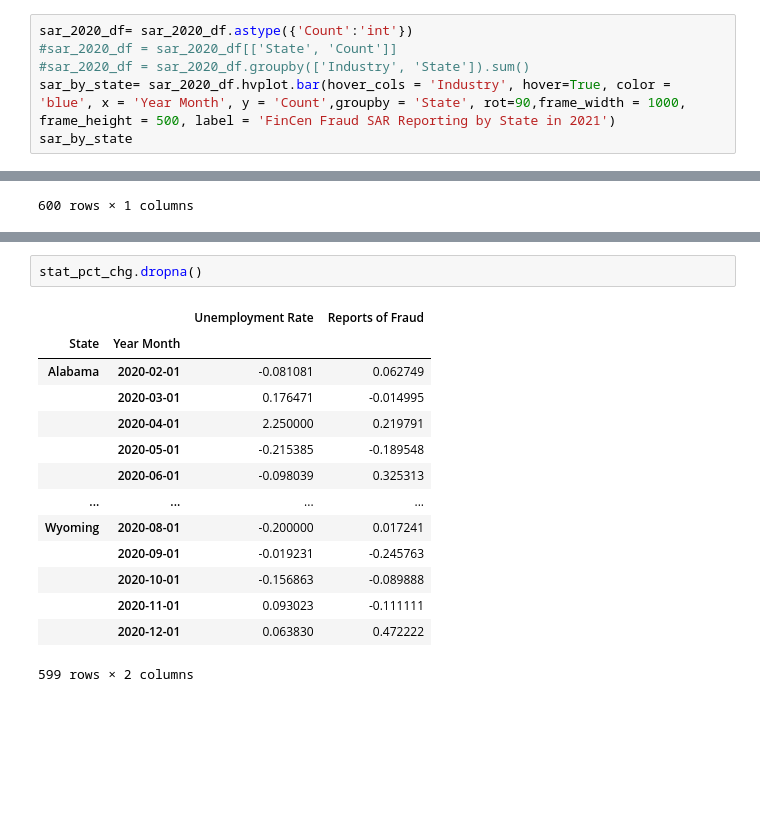
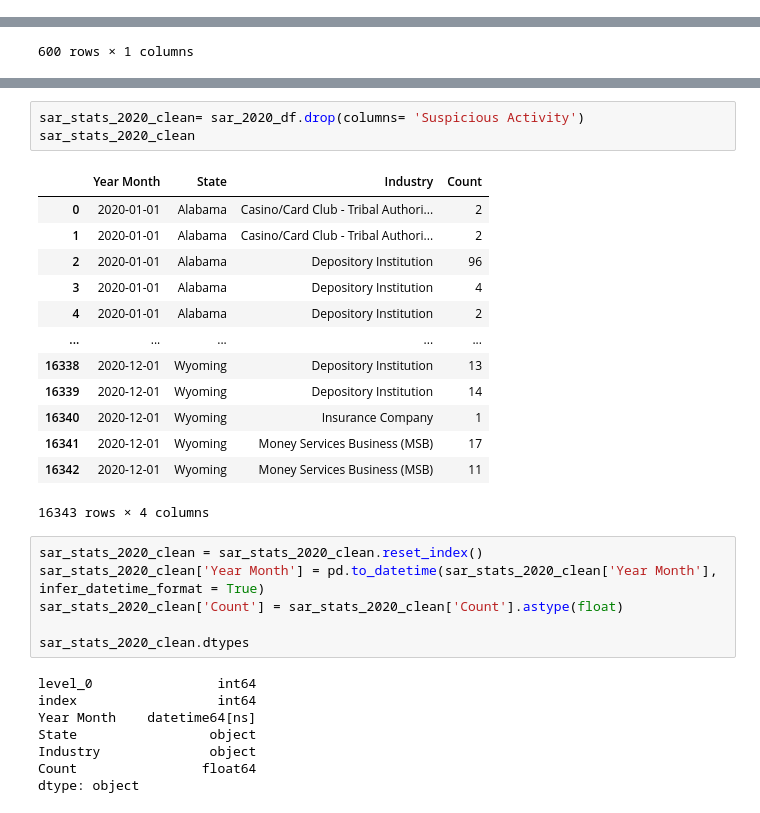
Before and after one commit to AkanSri/Project-1, a Jupyter notebook: Personal/sar_stat_2020_1.ipynb, the cells around one changed output, grey strips where cells are left out. Cells and saved outputs as stored; diff of their text form; blank space fills up the shorter version.

```diff
--- a/Personal/sar_stat_2020_1.ipynb
+++ b/Personal/sar_stat_2020_1.ipynb
@@ -198,9 +196,3 @@ Industry                       object
 Suspicious Activity            object
 Count                           int64
 dtype: object
-# %%
-sar_2020_df= sar_2020_df.astype({'Count':'int'})
-#sar_2020_df = sar_2020_df[['State', 'Count']]
-#sar_2020_df = sar_2020_df.groupby(['Industry', 'State']).sum()
-sar_by_state= sar_2020_df.hvplot.bar(hover_cols = 'Industry', hover=True, color = 'blue', x = 'Year Month', y = 'Count',groupby = 'State', rot=90,frame_width = 1000, frame_height = 500, label = 'FinCen Fraud SAR Reporting by State in 2021')
-sar_by_state
@@ -270,17 +248,31 @@ stat_pct_chg.hvplot(rot = 90, frame_width = 700, frame_height = 500,label = 'Tot
-# %%
-stat_pct_chg.dropna()
-# %% [output]
-|  |  | Unemployment Rate | Reports of Fraud |
-| State | Year Month |  |  |
-| Alabama | 2020-02-01 | -0.081081 | 0.062749 |
-|  | 2020-03-01 | 0.176471 | -0.014995 |
-|  | 2020-04-01 | 2.250000 | 0.219791 |
-|  | 2020-05-01 | -0.215385 | -0.189548 |
-|  | 2020-06-01 | -0.098039 | 0.325313 |
-| ... | ... | ... | ... |
-| Wyoming | 2020-08-01 | -0.200000 | 0.017241 |
-|  | 2020-09-01 | -0.019231 | -0.245763 |
-|  | 2020-10-01 | -0.156863 | -0.089888 |
-|  | 2020-11-01 | 0.093023 | -0.111111 |
-|  | 2020-12-01 | 0.063830 | 0.472222 |
-599 rows × 2 columns
+# %%
+sar_stats_2020_clean= sar_2020_df.drop(columns= 'Suspicious Activity')
+sar_stats_2020_clean
+# %% [output]
+|  | Year Month | State | Industry | Count |
+| 0 | 2020-01-01 | Alabama | Casino/Card Club - Tribal Authori... | 2 |
+| 1 | 2020-01-01 | Alabama | Casino/Card Club - Tribal Authori... | 2 |
+| 2 | 2020-01-01 | Alabama | Depository Institution | 96 |
+| 3 | 2020-01-01 | Alabama | Depository Institution | 4 |
+| 4 | 2020-01-01 | Alabama | Depository Institution | 2 |
+| ... | ... | ... | ... | ... |
+| 16338 | 2020-12-01 | Wyoming | Depository Institution | 13 |
+| 16339 | 2020-12-01 | Wyoming | Depository Institution | 14 |
+| 16340 | 2020-12-01 | Wyoming | Insurance Company | 1 |
+| 16341 | 2020-12-01 | Wyoming | Money Services Business (MSB) | 17 |
+| 16342 | 2020-12-01 | Wyoming | Money Services Business (MSB) | 11 |
+16343 rows × 4 columns
+# %%
+sar_stats_2020_clean = sar_stats_2020_clean.reset_index()
+sar_stats_2020_clean['Year Month'] = pd.to_datetime(sar_stats_2020_clean['Year Month'], infer_datetime_format = True)
+sar_stats_2020_clean['Count'] = sar_stats_2020_clean['Count'].astype(float)
+
+sar_stats_2020_clean.dtypes
+# %% [output]
+level_0                int64
+index                  int64
+Year Month    datetime64[ns]
+State                 object
+Industry              object
+Count                float64
+dtype: object
```
Also changed, not shown: parts of 19 cells of this notebook, 2 other files.
